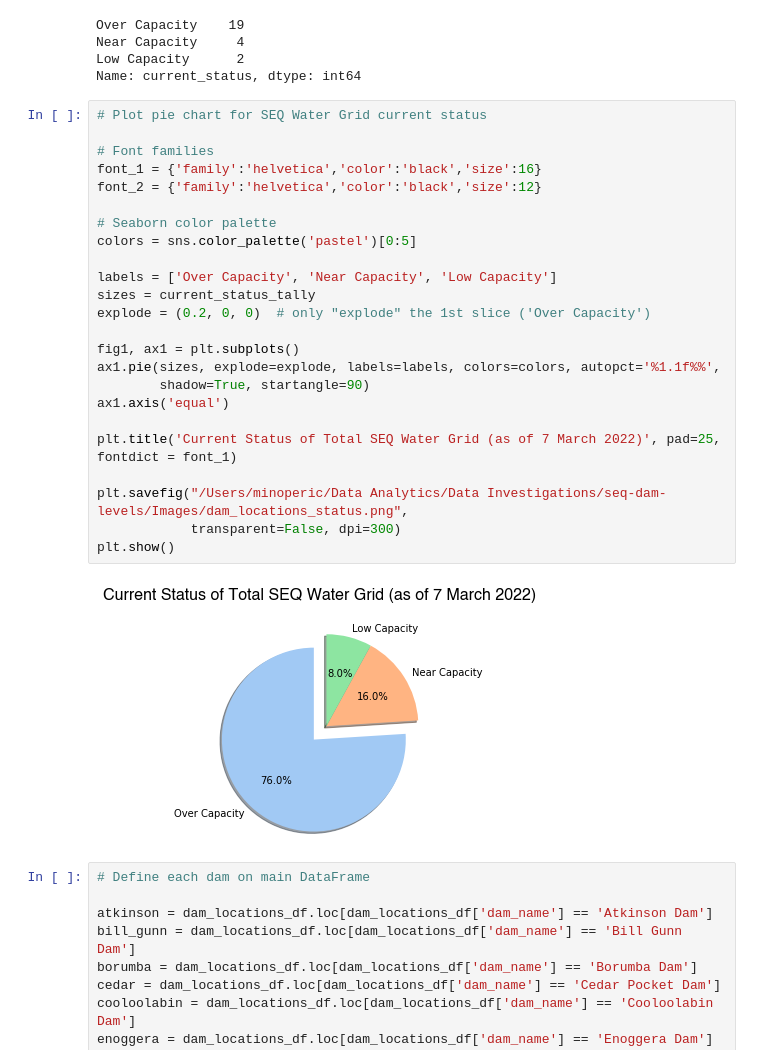
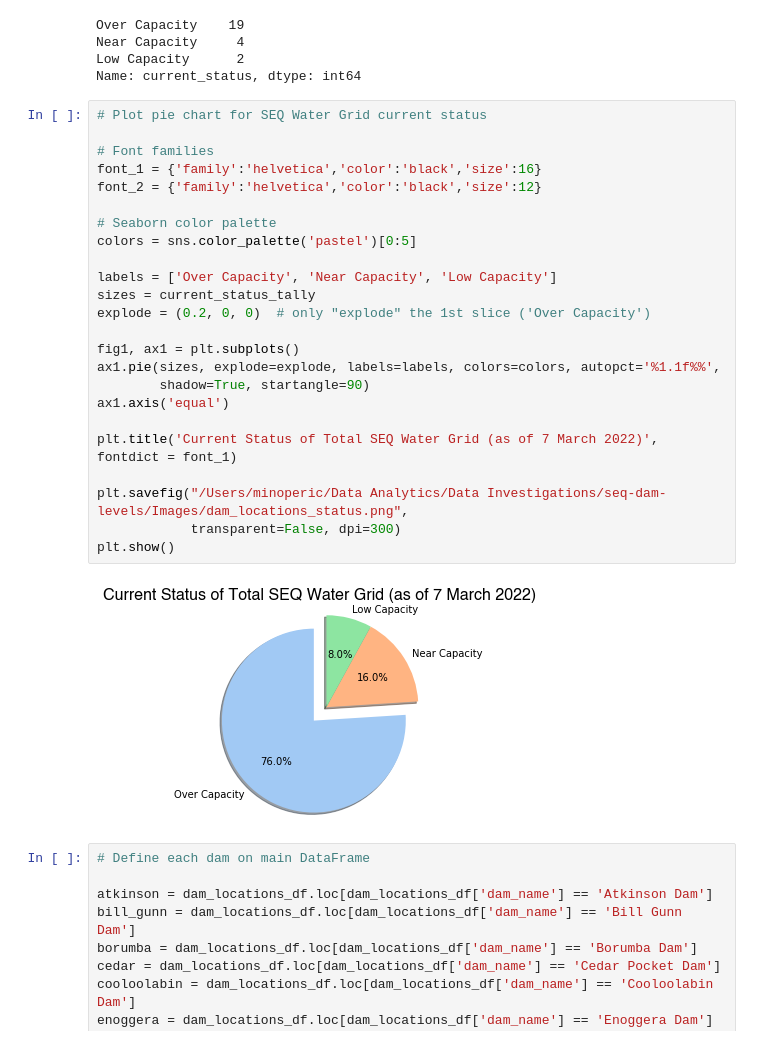
Before and after one commit to mnperic/seq-rainfall-catchment, a Jupyter notebook: seq_dam_levels.ipynb, the cells around one changed output. Cells and saved outputs as stored; diff of their text form.

```diff
--- a/seq_dam_levels.ipynb
+++ b/seq_dam_levels.ipynb
@@ -475,29 +475,29 @@ Name: current_status, dtype: int64
 # %%
 # Plot pie chart for SEQ Water Grid current status
 
 # Font families
 font_1 = {'family':'helvetica','color':'black','size':16}
 font_2 = {'family':'helvetica','color':'black','size':12}
 
 # Seaborn color palette
 colors = sns.color_palette('pastel')[0:5]
 
 labels = ['Over Capacity', 'Near Capacity', 'Low Capacity']
 sizes = current_status_tally
 explode = (0.2, 0, 0)  # only "explode" the 1st slice ('Over Capacity')
 
 fig1, ax1 = plt.subplots()
 ax1.pie(sizes, explode=explode, labels=labels, colors=colors, autopct='%1.1f%%',
         shadow=True, startangle=90)
 ax1.axis('equal')
 
-plt.title('Current Status of Total SEQ Water Grid (as of 7 March 2022)', pad=25, fontdict = font_1)
+plt.title('Current Status of Total SEQ Water Grid (as of 7 March 2022)', fontdict = font_1)
 
 plt.savefig("/Users/minoperic/Data Analytics/Data Investigations/seq-dam-levels/Images/dam_locations_status.png",
             transparent=False, dpi=300)
 plt.show()
 # %% [output]
-[figure, old version]
+[figure, new version]
 # %%
 # Define each dam on main DataFrame
 
```
Also changed, not shown: 1 other file.
